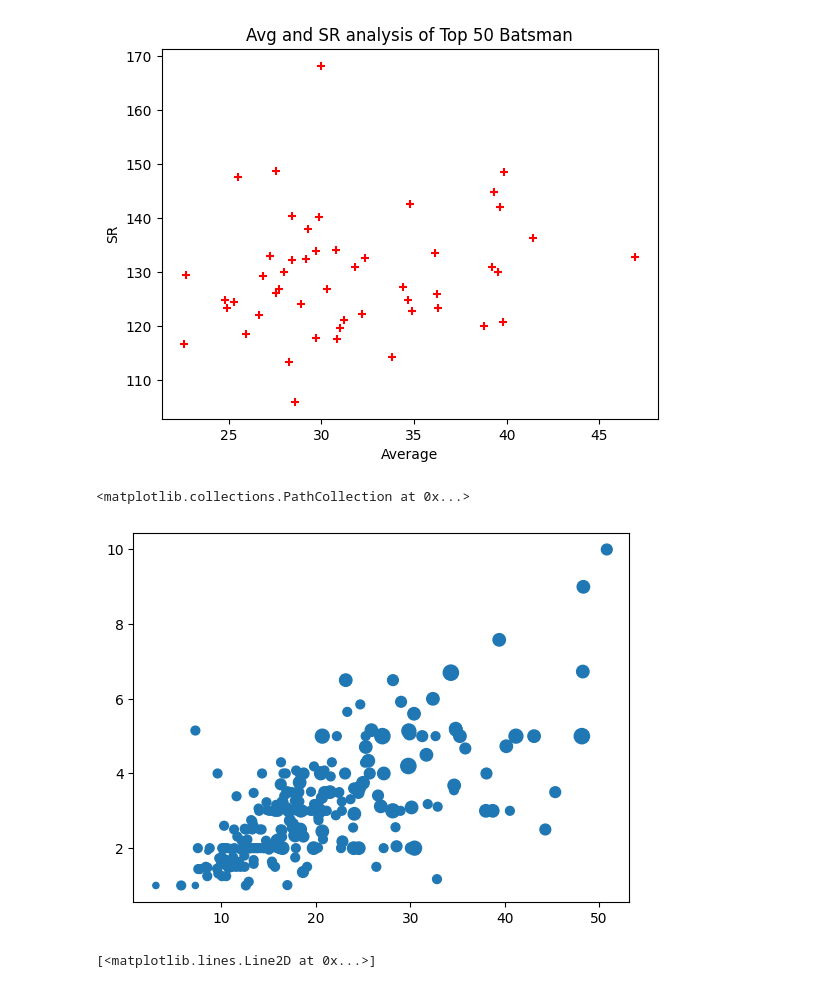
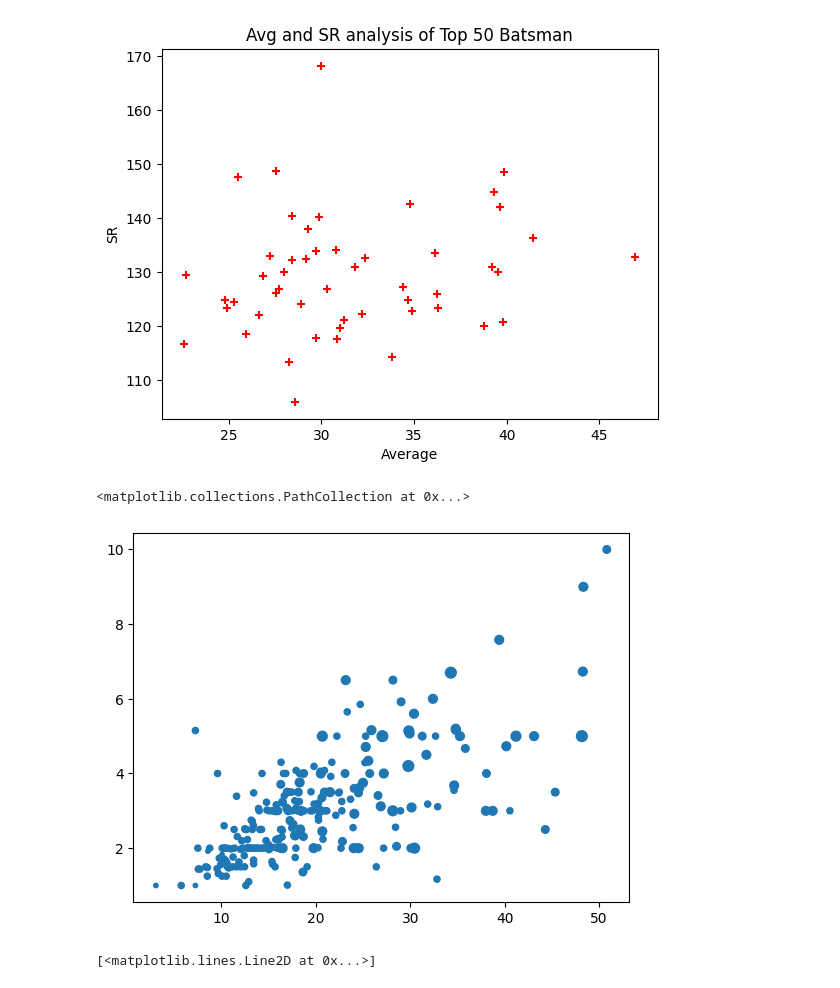
Before and after one commit to AhmadBinAbdulJabbar/campusx, a Jupyter notebook: session_23_matplotlib.ipynb, the cells around one changed output. Saved outputs shown, nothing was run; the diff lists cells and outputs as text; code cells hidden in the pictures.

```diff
--- a/session_23_matplotlib.ipynb
+++ b/session_23_matplotlib.ipynb
@@ -207,13 +207,13 @@ Text(0, 0.5, 'SR')
 # %%
 # size
 tips = sns.load_dataset('tips')
 
 
 # slower
-plt.scatter(tips['total_bill'],tips['tip'],s=tips['size']*20)
+plt.scatter(tips['total_bill'],tips['tip'],s=tips['size']*10)
 # %% [output]
 <matplotlib.collections.PathCollection at 0x...>
-[figure, old version]
+[figure, new version]
 # %%
 # scatterplot using plt.plot
 # faster
```
Also changed, not shown: parts of 7 cells of this notebook.
